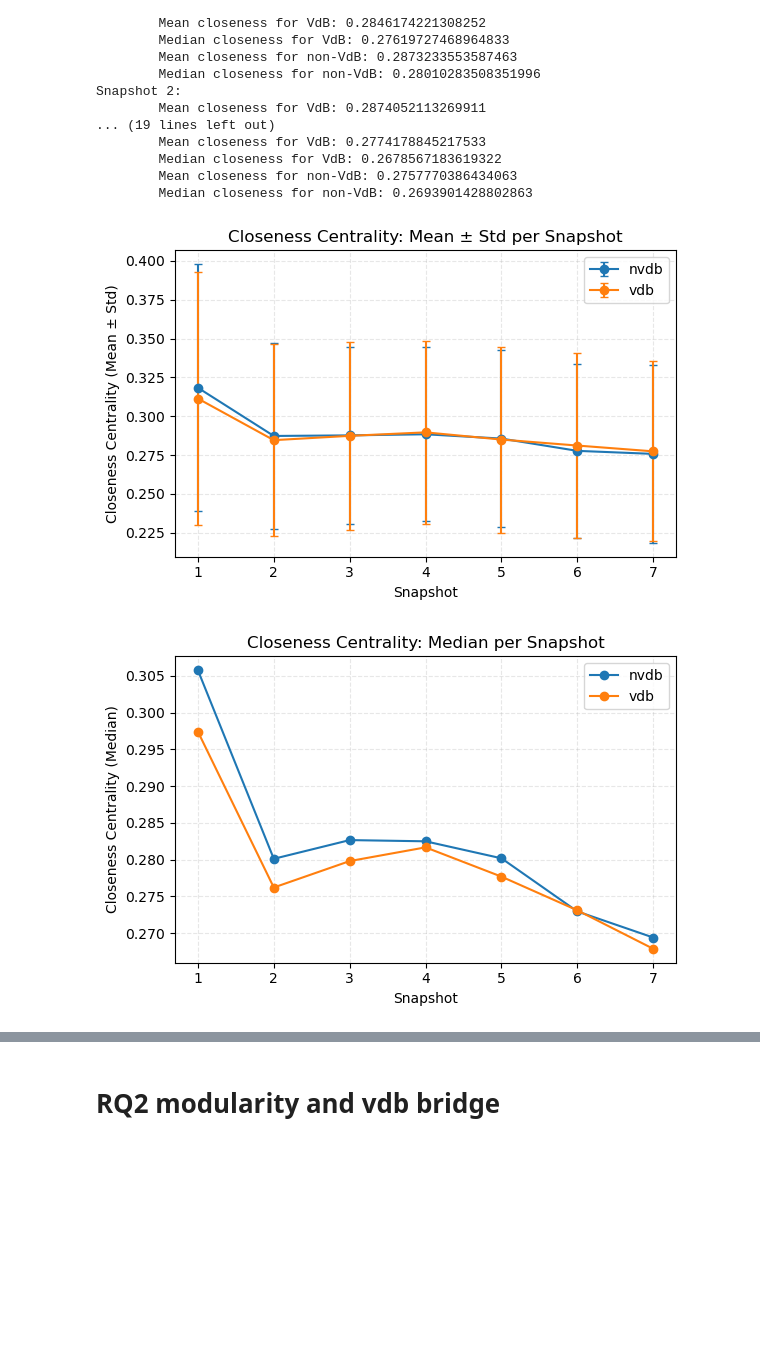
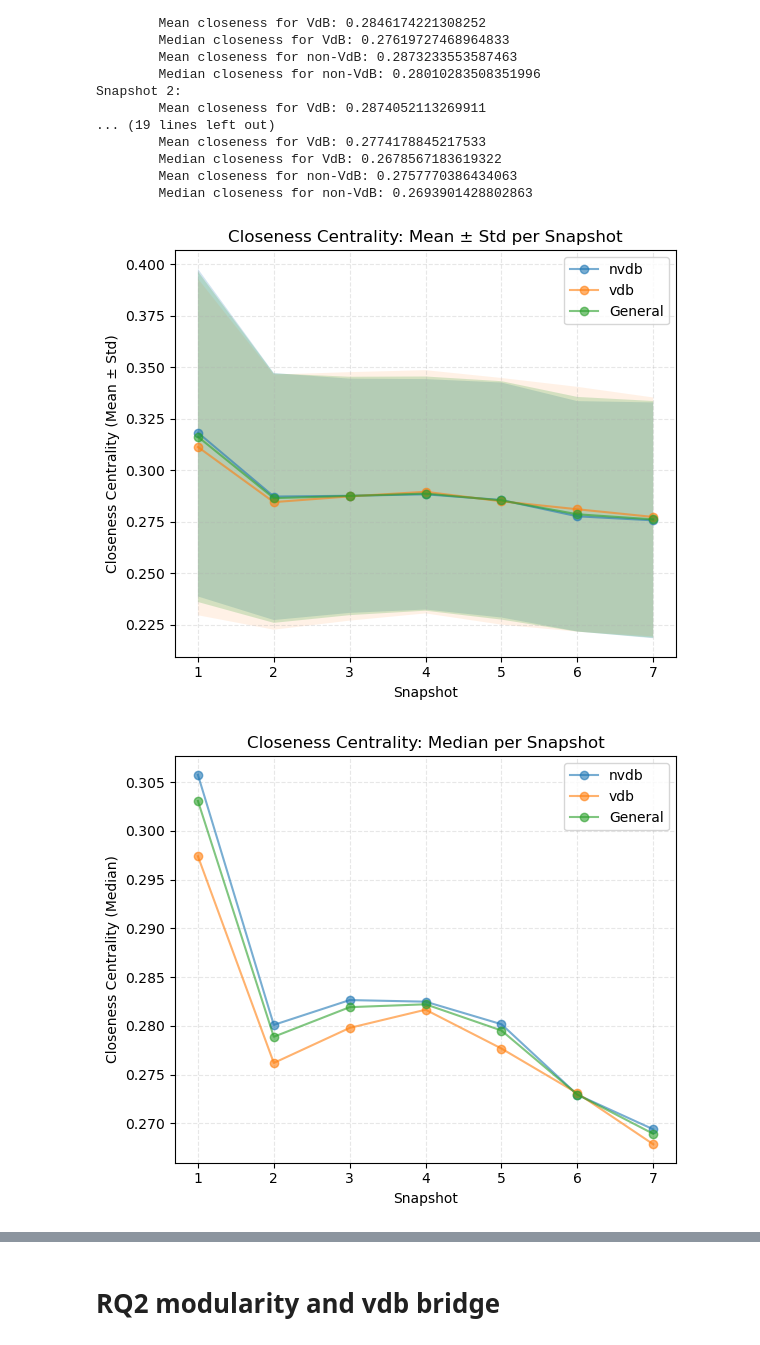
Before and after one commit to ChefBB/acn_project, a Jupyter notebook: dynet/RQ2.ipynb, the cells around one changed output, grey strips where cells are left out. Cells and saved outputs as stored; diff of their text form; code cells hidden in the pictures; blank space fills up the shorter version.

```diff
--- a/dynet/RQ2.ipynb
+++ b/dynet/RQ2.ipynb
@@ -2505,17 +2560,20 @@ import math
 
 closeness_vdb = list()
 closeness_nvdb = list()
+closeness_general = list()
 
 for i, snapshot in enumerate(centroids):
     print(f'Snapshot {i}:')
 
     closeness_vdb.append(list())
     closeness_nvdb.append(list())
+    closeness_general.append(list())
 
     for cluster in snapshot:
         for node in cluster:
             if node[1] is not None and not math.isnan(node[1]):
-                if node[3] == 3 and node[1]:
+                closeness_general[-1].append(node[1])
+                if node[3] == 3:
                     closeness_nvdb[-1].append(node[1])
                 else:
                     closeness_vdb[-1].append(node[1])
@@ -2564,38 +2622,74 @@ def compute_stats(data):
 
 nv_mean, nv_std, nv_median = compute_stats(closeness_nvdb)
 v_mean, v_std, v_median = compute_stats(closeness_vdb)
+gen_mean, gen_std, gen_median = compute_stats(closeness_general)
 
 # ------------------------
 # Plot Mean ± Std
 # ------------------------
-plt.figure(figsize=(6, 4))
-plt.errorbar(snapshots, nv_mean, yerr=nv_std, label="nvdb", marker='o', capsize=3)
-plt.errorbar(snapshots, v_mean,  yerr=v_std, label="vdb", marker='o', capsize=3)
+plt.figure(figsize=(6, 5))
+
+# --- NVDB ---
+plt.plot(snapshots, nv_mean, marker='o', label="nvdb", alpha=0.6)
+plt.fill_between(
+    snapshots,
+    np.array(nv_mean) - np.array(nv_std),
+    np.array(nv_mean) + np.array(nv_std),
+    alpha=0.2
+)
+
+# --- VDB ---
+plt.plot(snapshots, v_mean, marker='o', label="vdb", alpha=0.6)
+plt.fill_between(
+    snapshots,
+    np.array(v_mean) - np.array(v_std),
+    np.array(v_mean) + np.array(v_std),
+    alpha=0.1
+)
+
+# --- General ---
+plt.plot(snapshots, gen_mean, marker='o', label="General", alpha=0.6)
+plt.fill_between(
+    snapshots,
+    np.array(gen_mean) - np.array(gen_std),
+    np.array(gen_mean) + np.array(gen_std),
+    alpha=0.2
+)
+
+# plt.xlabel("Snapshot")
+# plt.ylabel("Mean Closeness")
+# plt.xticks(snapshots)
+# plt.legend()
+# plt.grid(alpha=0.3)
+# plt.tight_layout()
+# plt.show()
+
 
 plt.title("Closeness Centrality: Mean ± Std per Snapshot")
 plt.xlabel("Snapshot")
 plt.ylabel("Closeness Centrality (Mean ± Std)")
 plt.xticks(snapshots)
 plt.legend()
 plt.grid(True, alpha=0.3, linestyle='--')
 plt.tight_layout()
 plt.show()
 
 # ------------------------
 # Plot Median
 # ------------------------
-plt.figure(figsize=(6, 4))
-plt.plot(snapshots, nv_median, label="nvdb", marker='o')
-plt.plot(snapshots, v_median,  label="vdb", marker='o')
+plt.figure(figsize=(6, 5))
+plt.plot(snapshots, nv_median, label="nvdb", marker='o', alpha=0.6)
+plt.plot(snapshots, v_median,  label="vdb", marker='o', alpha=0.6)
+plt.plot(snapshots, gen_median,  label="General", marker='o', alpha=0.6)
 
 plt.title("Closeness Centrality: Median per Snapshot")
 plt.xlabel("Snapshot")
 plt.ylabel("Closeness Centrality (Median)")
 plt.xticks(snapshots)
 plt.legend()
 plt.grid(True, alpha=0.3, linestyle='--')
 plt.tight_layout()
 plt.show()
 # %% [output]
-[figure, old version]
+[figure, new version]
-[figure, old version]
+[figure, new version]
```
Also changed, not shown: parts of 13 cells of this notebook.
